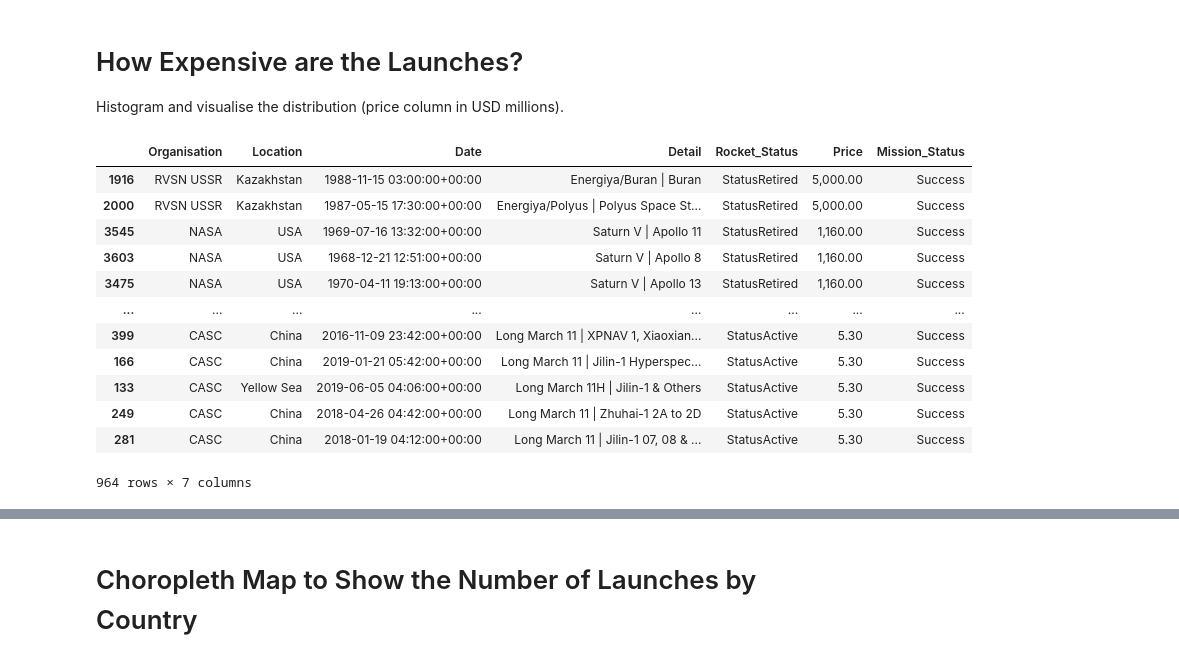
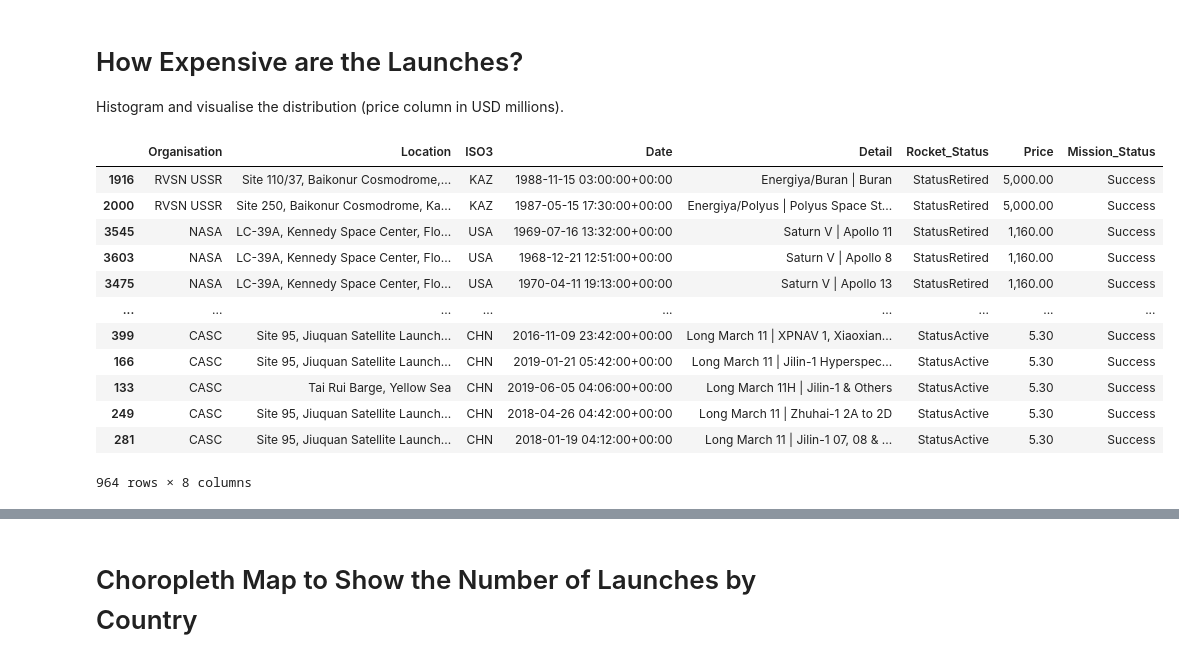
Before and after one commit to felixschwebel/SpaceMissionsAnalysis, a Jupyter notebook: SpaceMissionsAnalysis.ipynb, the cells around one changed output, grey strips where cells are left out. Saved outputs shown, nothing was run; the diff lists cells and outputs as text; code cells hidden in the pictures.

Commit message:
launches per year, minor fixes

```diff
--- a/SpaceMissionsAnalysis.ipynb
+++ b/SpaceMissionsAnalysis.ipynb
@@ -295,18 +293,18 @@ Support for multi-dimensional indexing (e.g. `obj[:, None]`) is deprecated and w
 
 Histogram and visualise the distribution (price column in USD millions).
 # %%
-cleaned_df.sort_values('Price', ascending=False)
+df_data_price.sort_values('Price', ascending=False)
 # %% [output]
-|  | Organisation | Location | Date | Detail | Rocket_Status | Price | Mission_Status |
-| 1916 | RVSN USSR | Kazakhstan | 1988-11-15 03:00:00+00:00 | Energiya/Buran | Buran | StatusRetired | 5,000.00 | Success |
-| 2000 | RVSN USSR | Kazakhstan | 1987-05-15 17:30:00+00:00 | Energiya/Polyus | Polyus Space St... | StatusRetired | 5,000.00 | Success |
-| 3545 | NASA | USA | 1969-07-16 13:32:00+00:00 | Saturn V | Apollo 11 | StatusRetired | 1,160.00 | Success |
-| 3603 | NASA | USA | 1968-12-21 12:51:00+00:00 | Saturn V | Apollo 8 | StatusRetired | 1,160.00 | Success |
-| 3475 | NASA | USA | 1970-04-11 19:13:00+00:00 | Saturn V | Apollo 13 | StatusRetired | 1,160.00 | Success |
-| ... | ... | ... | ... | ... | ... | ... | ... |
-| 399 | CASC | China | 2016-11-09 23:42:00+00:00 | Long March 11 | XPNAV 1, Xiaoxian... | StatusActive | 5.30 | Success |
-| 166 | CASC | China | 2019-01-21 05:42:00+00:00 | Long March 11 | Jilin-1 Hyperspec... | StatusActive | 5.30 | Success |
-| 133 | CASC | Yellow Sea | 2019-06-05 04:06:00+00:00 | Long March 11H | Jilin-1 & Others | StatusActive | 5.30 | Success |
-| 249 | CASC | China | 2018-04-26 04:42:00+00:00 | Long March 11 | Zhuhai-1 2A to 2D | StatusActive | 5.30 | Success |
-| 281 | CASC | China | 2018-01-19 04:12:00+00:00 | Long March 11 | Jilin-1 07, 08 & ... | StatusActive | 5.30 | Success |
+|  | Organisation | Location | ISO3 | Date | Detail | Rocket_Status | Price | Mission_Status |
+| 1916 | RVSN USSR | Site 110/37, Baikonur Cosmodrome,... | KAZ | 1988-11-15 03:00:00+00:00 | Energiya/Buran | Buran | StatusRetired | 5,000.00 | Success |
+| 2000 | RVSN USSR | Site 250, Baikonur Cosmodrome, Ka... | KAZ | 1987-05-15 17:30:00+00:00 | Energiya/Polyus | Polyus Space St... | StatusRetired | 5,000.00 | Success |
+| 3545 | NASA | LC-39A, Kennedy Space Center, Flo... | USA | 1969-07-16 13:32:00+00:00 | Saturn V | Apollo 11 | StatusRetired | 1,160.00 | Success |
+| 3603 | NASA | LC-39A, Kennedy Space Center, Flo... | USA | 1968-12-21 12:51:00+00:00 | Saturn V | Apollo 8 | StatusRetired | 1,160.00 | Success |
+| 3475 | NASA | LC-39A, Kennedy Space Center, Flo... | USA | 1970-04-11 19:13:00+00:00 | Saturn V | Apollo 13 | StatusRetired | 1,160.00 | Success |
+| ... | ... | ... | ... | ... | ... | ... | ... | ... |
+| 399 | CASC | Site 95, Jiuquan Satellite Launch... | CHN | 2016-11-09 23:42:00+00:00 | Long March 11 | XPNAV 1, Xiaoxian... | StatusActive | 5.30 | Success |
+| 166 | CASC | Site 95, Jiuquan Satellite Launch... | CHN | 2019-01-21 05:42:00+00:00 | Long March 11 | Jilin-1 Hyperspec... | StatusActive | 5.30 | Success |
+| 133 | CASC | Tai Rui Barge, Yellow Sea | CHN | 2019-06-05 04:06:00+00:00 | Long March 11H | Jilin-1 & Others | StatusActive | 5.30 | Success |
+| 249 | CASC | Site 95, Jiuquan Satellite Launch... | CHN | 2018-04-26 04:42:00+00:00 | Long March 11 | Zhuhai-1 2A to 2D | StatusActive | 5.30 | Success |
+| 281 | CASC | Site 95, Jiuquan Satellite Launch... | CHN | 2018-01-19 04:12:00+00:00 | Long March 11 | Jilin-1 07, 08 & ... | StatusActive | 5.30 | Success |
-964 rows × 7 columns
+964 rows × 8 columns
```
Also changed, not shown: parts of 23 cells of this notebook.
